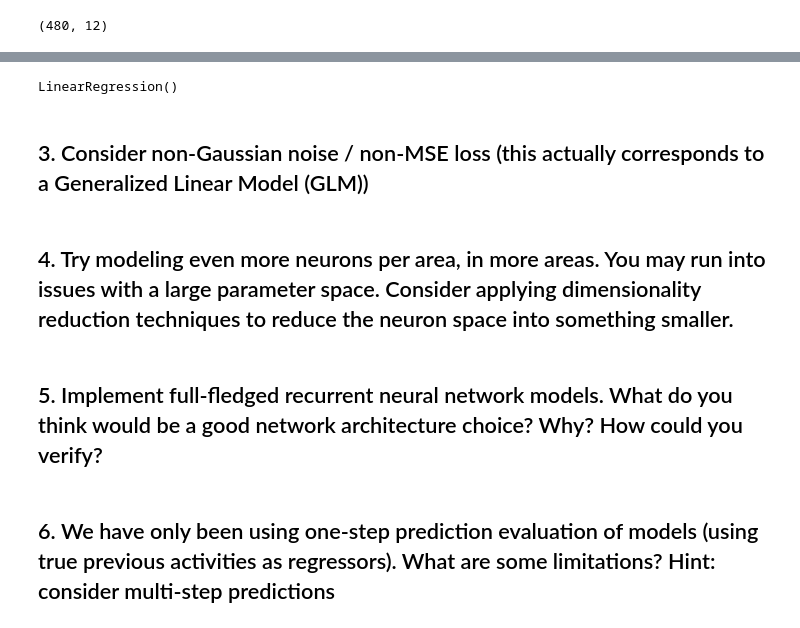
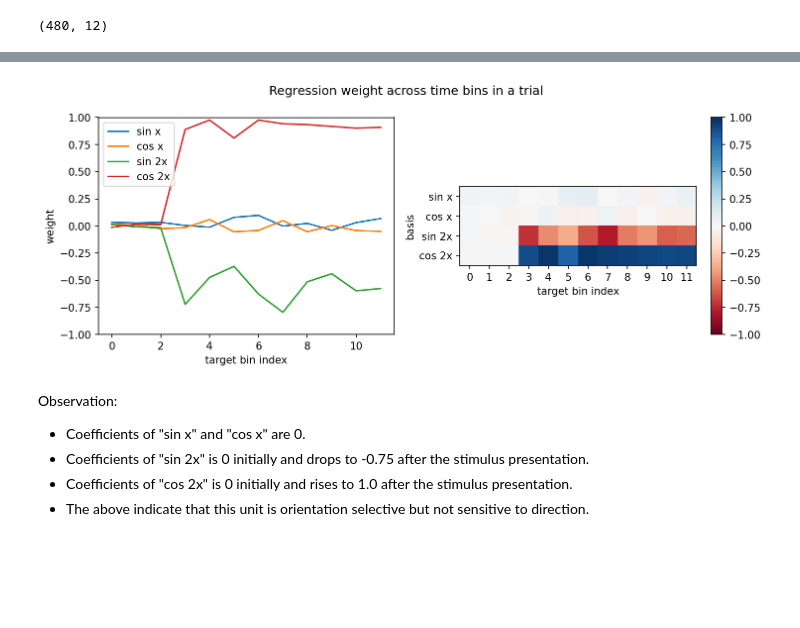
Before and after one commit to AllenInstitute/swdb_variability, a Jupyter notebook: code/solution/Day5_ProblemSet_with_solution.ipynb, the cells around one changed output, grey strips where cells are left out. Drawn from its saved outputs; the diff is of its cells as text; code cells hidden in the pictures; blank space fills up the shorter version.

```diff
--- a/code/Day5_ProblemSet_with_solution.ipynb
+++ b/code/solution/Day5_ProblemSet_with_solution.ipynb
@@ -1105,12 +1166,41 @@ Text(0.5, 1.0, 'unit 951061556 predicted spike counts by stimulus grating direct
-# %%
-sin_cos_results[0]
-# %% [output]
-LinearRegression()
-# %% [markdown]
-## 3. Consider non-Gaussian noise / non-MSE loss (this actually corresponds to a Generalized Linear Model (GLM))
-# %% [markdown]
-## 4. Try modeling even more neurons per area, in more areas. You may run into issues with a large parameter space. Consider applying dimensionality reduction techniques to reduce the neuron space into something smaller.
-# %% [markdown]
-## 5. Implement full-fledged recurrent neural network models. What do you think would be a good network architecture choice? Why? How could you verify?
-# %% [markdown]
-## 6. We have only been using one-step prediction evaluation of models (using true previous activities as regressors). What are some limitations? Hint: consider multi-step predictions
+# %%
+# look at regression weight
+reg_coeff = []
+for reg in sin_cos_results:
+    reg_coeff.append(reg.coef_)
+reg_coeff = np.array(reg_coeff)
+
+# plot
+basis_set = ['sin x', 'cos x', 'sin 2x', 'cos 2x']
+fig, axs = plt.subplots(1, 2, figsize=(10, 4), dpi=150)
+
+ax = axs[0]
+for j in range(reg_coeff.shape[1]):
+    ax.plot(reg_coeff[:, j],
+            label=f'{basis_set[j]}')
+ax.set_ylim(-1, 1)
+ax.set_xlabel("target bin index")
+ax.set_ylabel("weight")
+ax.legend()
+
+ax = axs[1]
+im = ax.imshow(reg_coeff.T, cmap='RdBu', vmin=-1, vmax=1)
+# Show all ticks and label them with the respective list entries
+ax.set_xticks(np.arange(reg_coeff.shape[0]))
+ax.set_xticklabels(np.arange(12))
+ax.set_yticks(np.arange(reg_coeff.shape[1]))
+ax.set_yticklabels(basis_set)
+ax.set_xlabel("target bin index")
+ax.set_ylabel("basis")
+
+fig.suptitle("Regression weight across time bins in a trial")
+fig.colorbar(im, ax=ax)
+fig.tight_layout()
+# %% [output]
+[figure, added]
+# %% [markdown]
+Observation:
+- Coefficients of "sin x" and "cos x" are 0.
+- Coefficients of "sin 2x" is 0 initially and drops to -0.75 after the stimulus presentation.
+- Coefficients of "cos 2x" is 0 initially and rises to 1.0 after the stimulus presentation.
+- The above indicate that this unit is orientation selective but not sensitive to direction.
```
Also changed, not shown: parts of 14 cells of this notebook, 2 other files.
